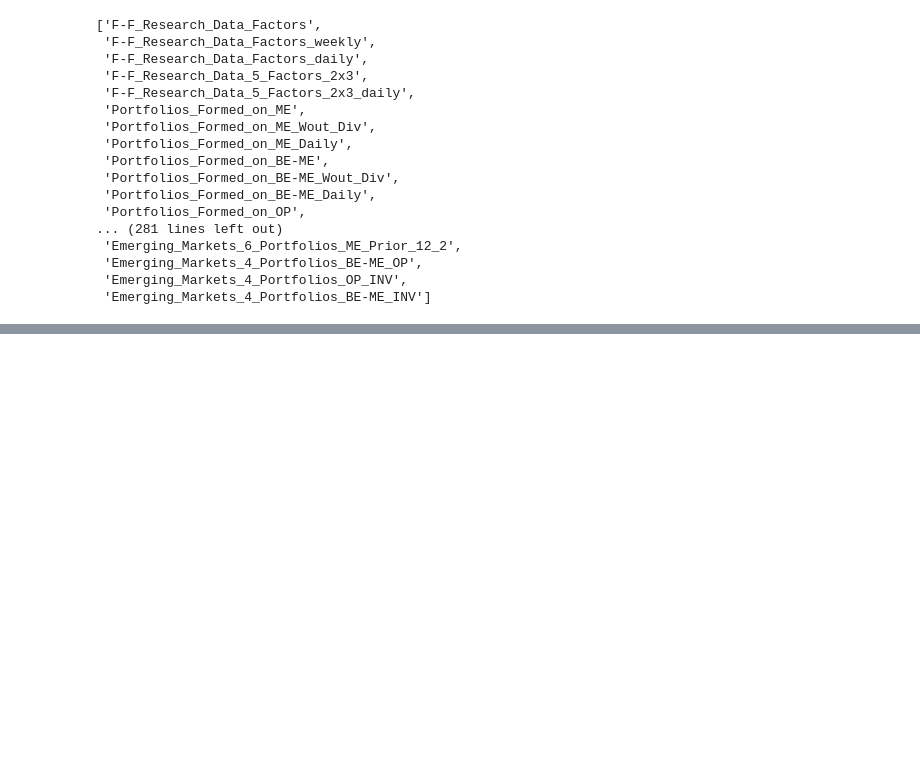
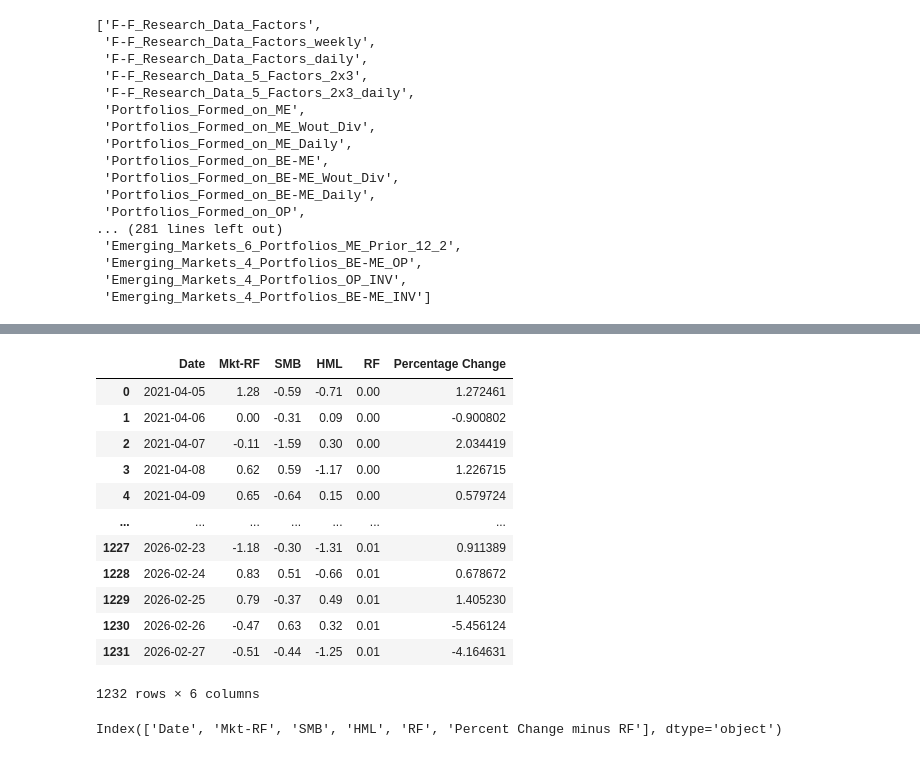
Before and after one commit to cmlee2/fama-french-model-analysis, a Jupyter notebook: model_test.ipynb, the cells around one changed output, grey strips where cells are left out. Cells and saved outputs as stored; diff of their text form; code cells hidden in the pictures; blank space fills up the shorter version.

Commit message:
Trial of FF3 Factor

```diff
--- a/model_test.ipynb
+++ b/model_test.ipynb
@@ -50,0 +119,2 @@ data
+# %%
+condensed_history = history[['Date', 'Percentage Change']]
@@ -50,0 +137,4 @@ data
+# %%
+Fama_3_Factor = data[0].reset_index()
+# %%
+Fama_3_Factor['Date'] = Fama_3_Factor['Date'].dt.date
@@ -50,0 +157,18 @@ data
+# %%
+Combined = Fama_3_Factor.merge(condensed_history, on='Date', how='inner')
+# %%
+Combined
+# %% [output]
+|  | Date | Mkt-RF | SMB | HML | RF | Percentage Change |
+| 0 | 2021-04-05 | 1.28 | -0.59 | -0.71 | 0.00 | 1.272461 |
+| 1 | 2021-04-06 | 0.00 | -0.31 | 0.09 | 0.00 | -0.900802 |
+| 2 | 2021-04-07 | -0.11 | -1.59 | 0.30 | 0.00 | 2.034419 |
+| 3 | 2021-04-08 | 0.62 | 0.59 | -1.17 | 0.00 | 1.226715 |
+| 4 | 2021-04-09 | 0.65 | -0.64 | 0.15 | 0.00 | 0.579724 |
+| ... | ... | ... | ... | ... | ... | ... |
+| 1227 | 2026-02-23 | -1.18 | -0.30 | -1.31 | 0.01 | 0.911389 |
+| 1228 | 2026-02-24 | 0.83 | 0.51 | -0.66 | 0.01 | 0.678672 |
+| 1229 | 2026-02-25 | 0.79 | -0.37 | 0.49 | 0.01 | 1.405230 |
+| 1230 | 2026-02-26 | -0.47 | 0.63 | 0.32 | 0.01 | -5.456124 |
+| 1231 | 2026-02-27 | -0.51 | -0.44 | -1.25 | 0.01 | -4.164631 |
+1232 rows × 6 columns
@@ -50,0 +179,4 @@ data
+# %%
+Combined.columns
+# %% [output]
+Index(['Date', 'Mkt-RF', 'SMB', 'HML', 'RF', 'Percent Change minus RF'], dtype='object')
```
Also changed, not shown: parts of 18 cells of this notebook.
